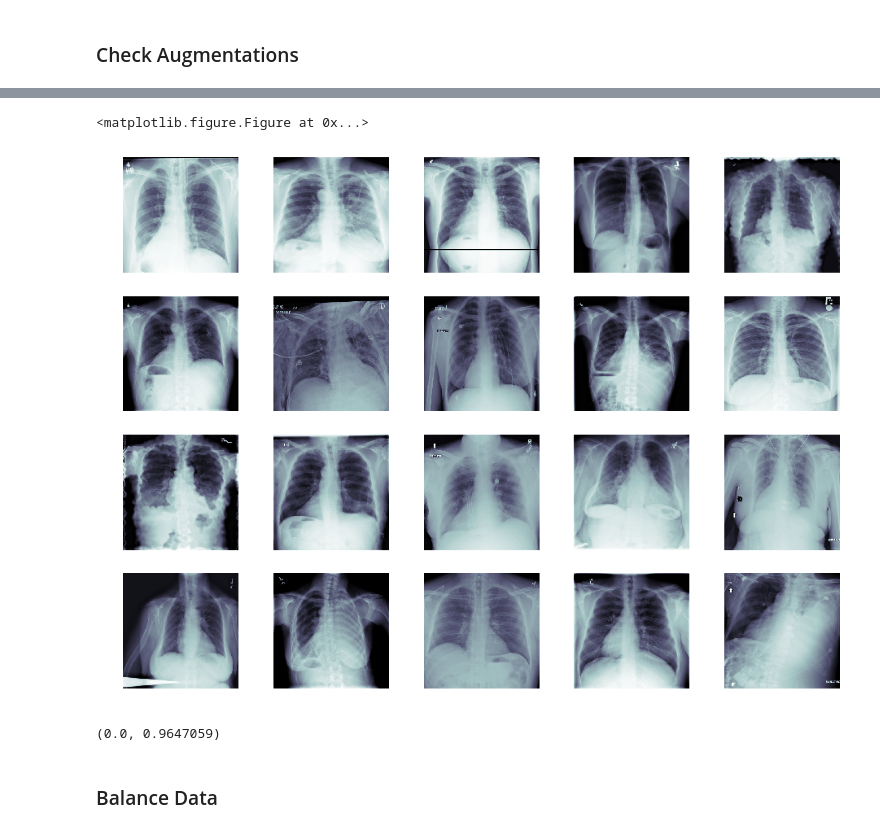
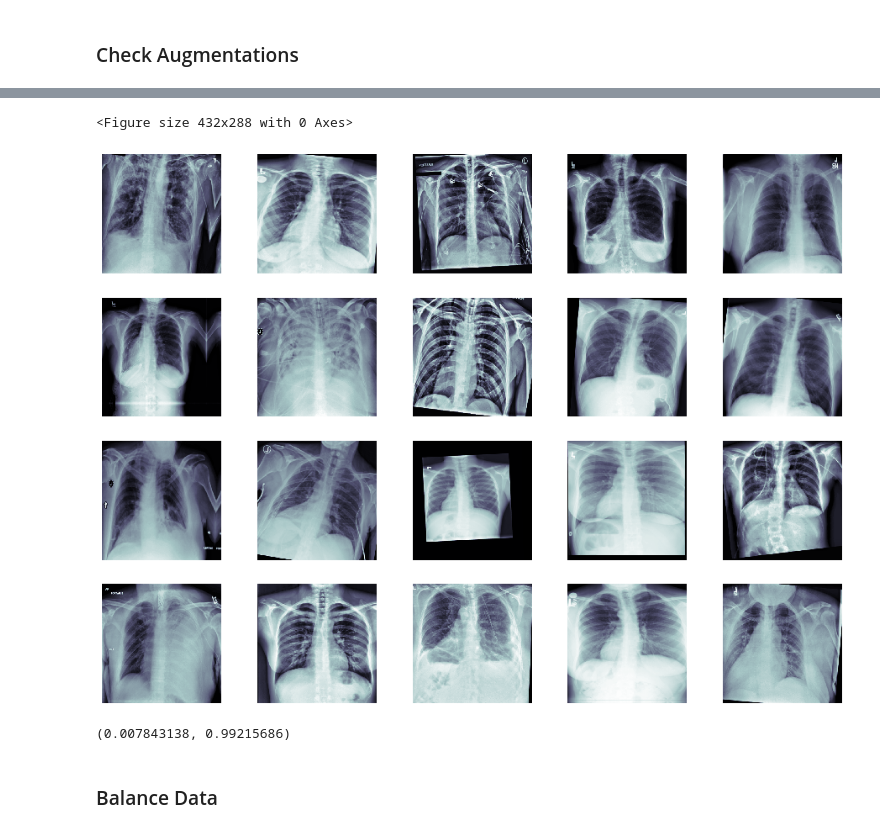
Before and after one commit to vinchg/siim-acr-pneumothorax-segmentation, a Jupyter notebook: classification.ipynb, the cells around one changed output, grey strips where cells are left out. Saved outputs shown, nothing was run; the diff lists cells and outputs as text; code cells hidden in the pictures.

```diff
--- a/classification.ipynb
+++ b/classification.ipynb
@@ -44,10 +44,10 @@ os.environ["CUDA_VISIBLE_DEVICES"]='0'
 # %%
 train_path = './siim/dicom-images-train/*/*/*.dcm'
 mask_path = './siim/train-rle.csv'
-images_to_ram = False # Low or high memory usage
+images_to_ram = True # Low or high memory usage
 img_height = 512
 img_width = 512
-n_channels = 1
+n_channels = 3
 batch_size = 8
 epochs = 500
 # %%
@@ -178,29 +178,31 @@ from albumentations import (
     IAAAdditiveGaussianNoise, GaussNoise, RandomSizedCrop
 )
 
-# Maybe add shiftscalerotate to the mix
-# Add CLAHE [input, input, input]['image'][0]
 AUGMENTATIONS_TRAIN = Compose([
-    #CLAHE(), # Only has support for RGB
     HorizontalFlip(p=0.5),
-    OneOf([
-        RandomContrast(),
-        RandomGamma(),
-        RandomBrightness(),
-         ], p=0.3),
-    OneOf([
-        ElasticTransform(alpha=120, sigma=120 * 0.05, alpha_affine=120 * 0.03),
-        GridDistortion(),
-        ], p=0.3),
-    RandomSizedCrop(min_max_height=(int(0.9*img_height), img_height), height=img_height, width=img_width, p=0.25),
+    RandomGamma(p=0.5),
+    GridDistortion(p=0.5),
+    ShiftScaleRotate(
+        shift_limit=0.05,
+        scale_limit=0.1,
+        rotate_limit=10,
+        border_mode=cv2.BORDER_CONSTANT,
+        p=0.5
+    ),
+    RandomSizedCrop(min_max_height=(int(0.9*img_height), img_height), height=img_height, width=img_width, p=0.5),
+    CLAHE(),
     ToFloat()
-],p=1)
+], p=1)
 
 
 AUGMENTATIONS_TEST = Compose([
-    #CLAHE(),
+    CLAHE(),
     ToFloat()
-],p=1)
+], p=1)
+
+# Add Gamma correction to test
+#from imgaug import augmenters as iaa
+#seq = iaa.Sequential([iaa.GammaContrast(1.2)])
 # %% [markdown]
 ### Check Augmentations
 # %%
@@ -238,13 +241,14 @@ imgs[0].min(), imgs[0].max()
 # %%
 # Augmented
-b = DataGenerator(data_frame=train_df, batch_size=20, augmentations=AUGMENTATIONS_TRAIN, shuffle=False)
+b = DataGenerator(data_frame=train_df, batch_size=20, augmentations=AUGMENTATIONS_TRAIN, shuffle=False,
+                 img_height=img_height, img_width=img_width, n_channels=n_channels)
 imgs, masks = b.__getitem__(0)
-plot_grid(imgs.squeeze(), 5, 4)
+plot_grid(imgs[:,:,:,0], 5, 4)
 imgs[0].min(), imgs[0].max()
 # %% [output]
-<matplotlib.figure.Figure at 0x...>
+<Figure size 432x288 with 0 Axes>
-[figure, old version]
+[figure, new version]
-(0.0, 0.9647059)
+(0.007843138, 0.99215686)
 # %% [markdown]
 ### Balance Data
 # %% [markdown]
```
Also changed, not shown: parts of 11 cells of this notebook.
